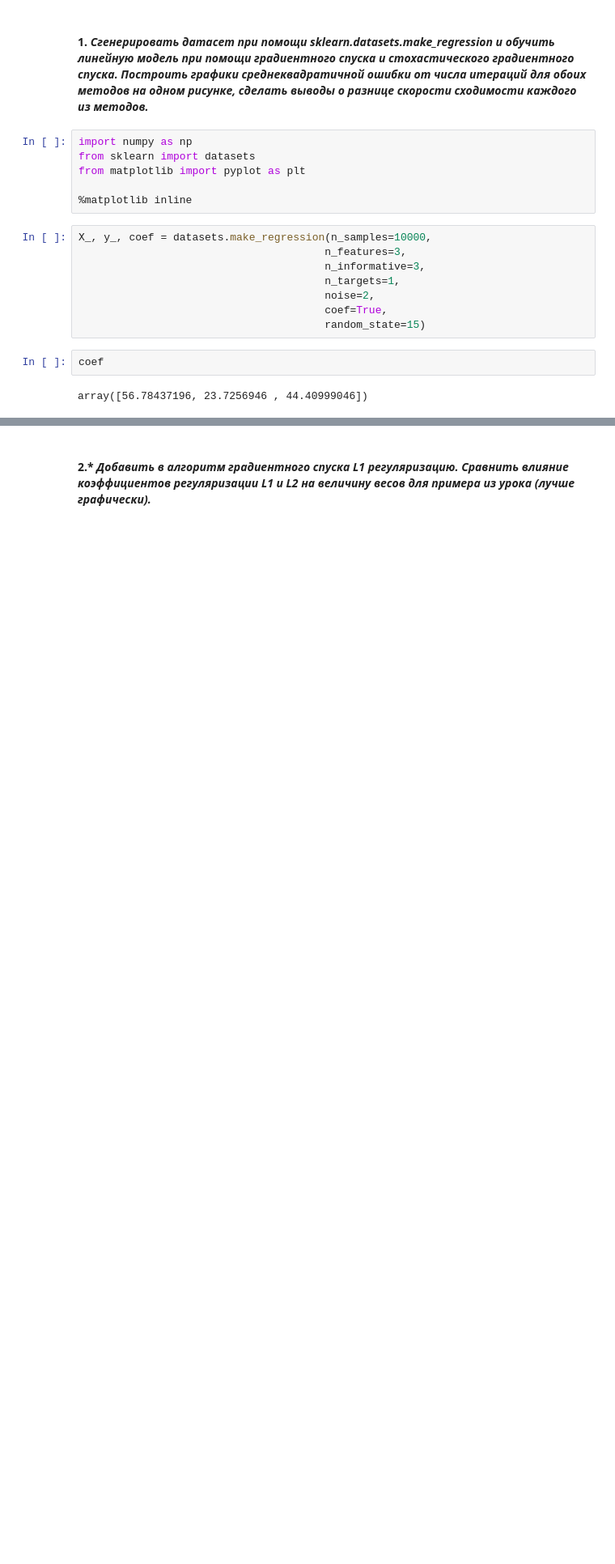
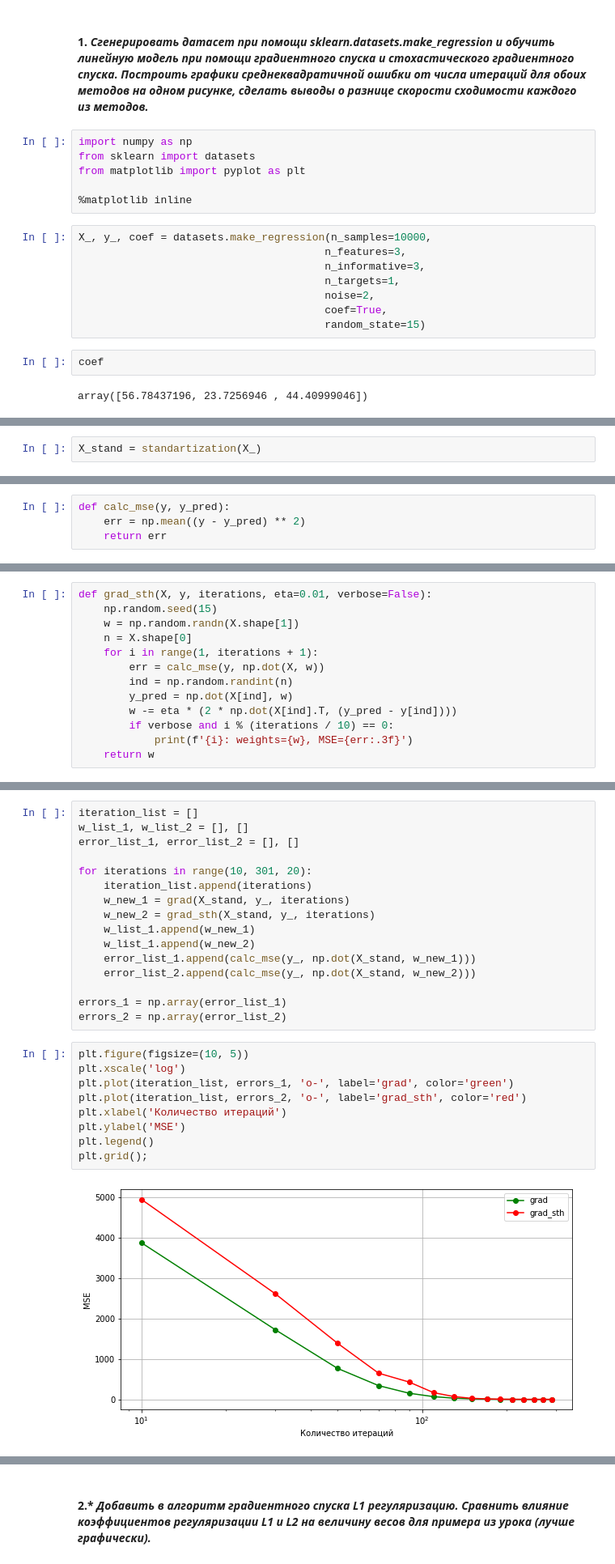
Before and after one commit to adurzin/Algoritms, a Jupyter notebook: HW_lesson_2.ipynb, the cells around one changed output, grey strips where cells are left out. Shown at 81% size. Cells and saved outputs as stored; diff of their text form; blank space fills up the shorter version.

```diff
--- a/HW_lesson_2.ipynb
+++ b/HW_lesson_2.ipynb
@@ -25 +29,3 @@ array([56.78437196, 23.7256946 , 44.40999046])
+# %%
+X_stand = standartization(X_)
 # %% [markdown]
@@ -26,0 +33,4 @@ array([56.78437196, 23.7256946 , 44.40999046])
+# %%
+def calc_mse(y, y_pred):
+    err = np.mean((y - y_pred) ** 2)
+    return err
@@ -29 +51,14 @@ array([56.78437196, 23.7256946 , 44.40999046])
+# %%
+def grad_sth(X, y, iterations, eta=0.01, verbose=False):
+    np.random.seed(15)
+    w = np.random.randn(X.shape[1])
+    n = X.shape[0]
+    for i in range(1, iterations + 1):
+        err = calc_mse(y, np.dot(X, w))
+        ind = np.random.randint(n)
+        y_pred = np.dot(X[ind], w)
+        w -= eta * (2 * np.dot(X[ind].T, (y_pred - y[ind])))
+        if verbose and i % (iterations / 10) == 0:
+            print(f'{i}: weights={w}, MSE={err:.3f}')
+    return w
 # %% [markdown]
@@ -32,0 +89,27 @@ array([56.78437196, 23.7256946 , 44.40999046])
+# %%
+iteration_list = []
+w_list_1, w_list_2 = [], []
+error_list_1, error_list_2 = [], []
+
+for iterations in range(10, 301, 20):
+    iteration_list.append(iterations)
+    w_new_1 = grad(X_stand, y_, iterations)
+    w_new_2 = grad_sth(X_stand, y_, iterations)
+    w_list_1.append(w_new_1)
+    w_list_1.append(w_new_2)
+    error_list_1.append(calc_mse(y_, np.dot(X_stand, w_new_1)))
+    error_list_2.append(calc_mse(y_, np.dot(X_stand, w_new_2)))
+
+errors_1 = np.array(error_list_1)
+errors_2 = np.array(error_list_2)
+# %%
+plt.figure(figsize=(10, 5))
+plt.xscale('log')
+plt.plot(iteration_list, errors_1, 'o-', label='grad', color='green')
+plt.plot(iteration_list, errors_2, 'o-', label='grad_sth', color='red')
+plt.xlabel('Количество итераций')
+plt.ylabel('MSE')
+plt.legend()
+plt.grid();
+# %% [output]
+[figure, added]
```
Also changed, not shown: parts of 21 cells of this notebook.
